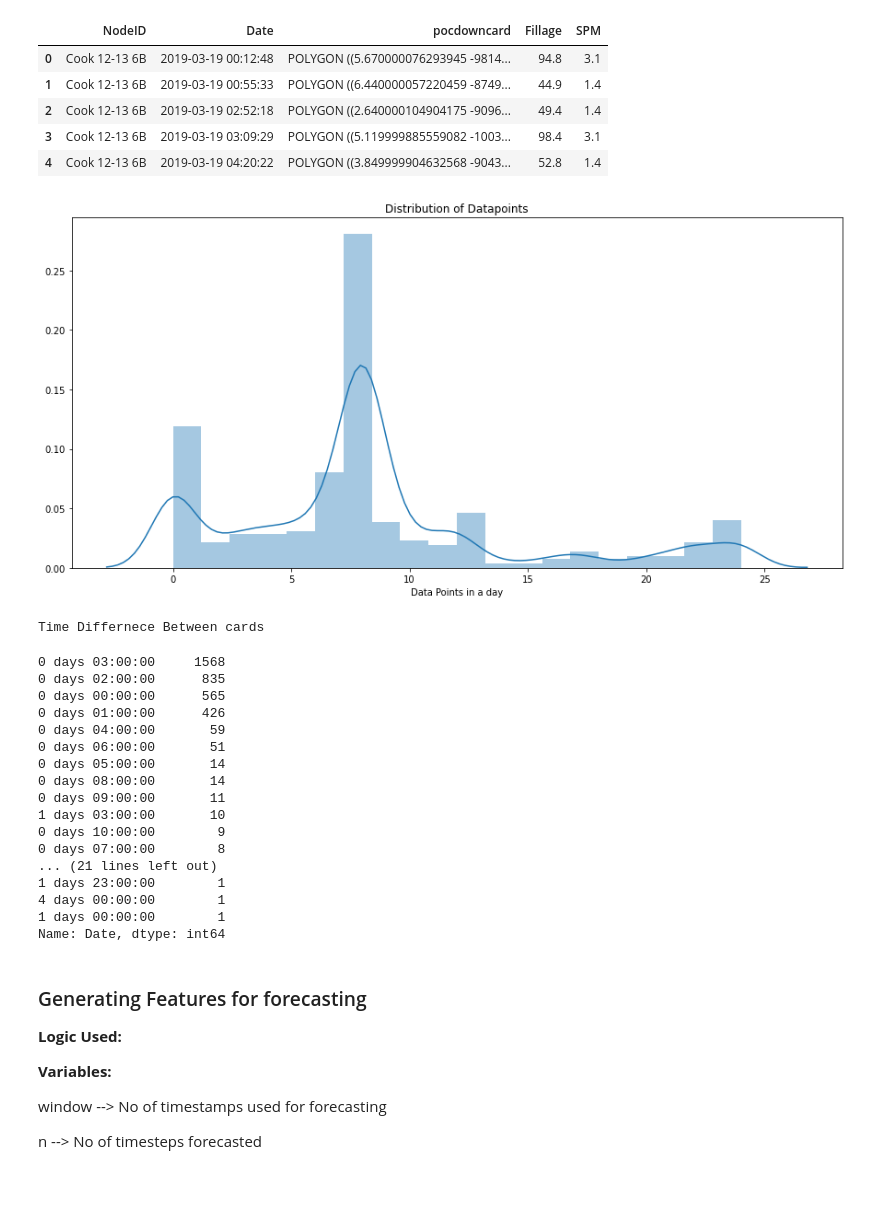
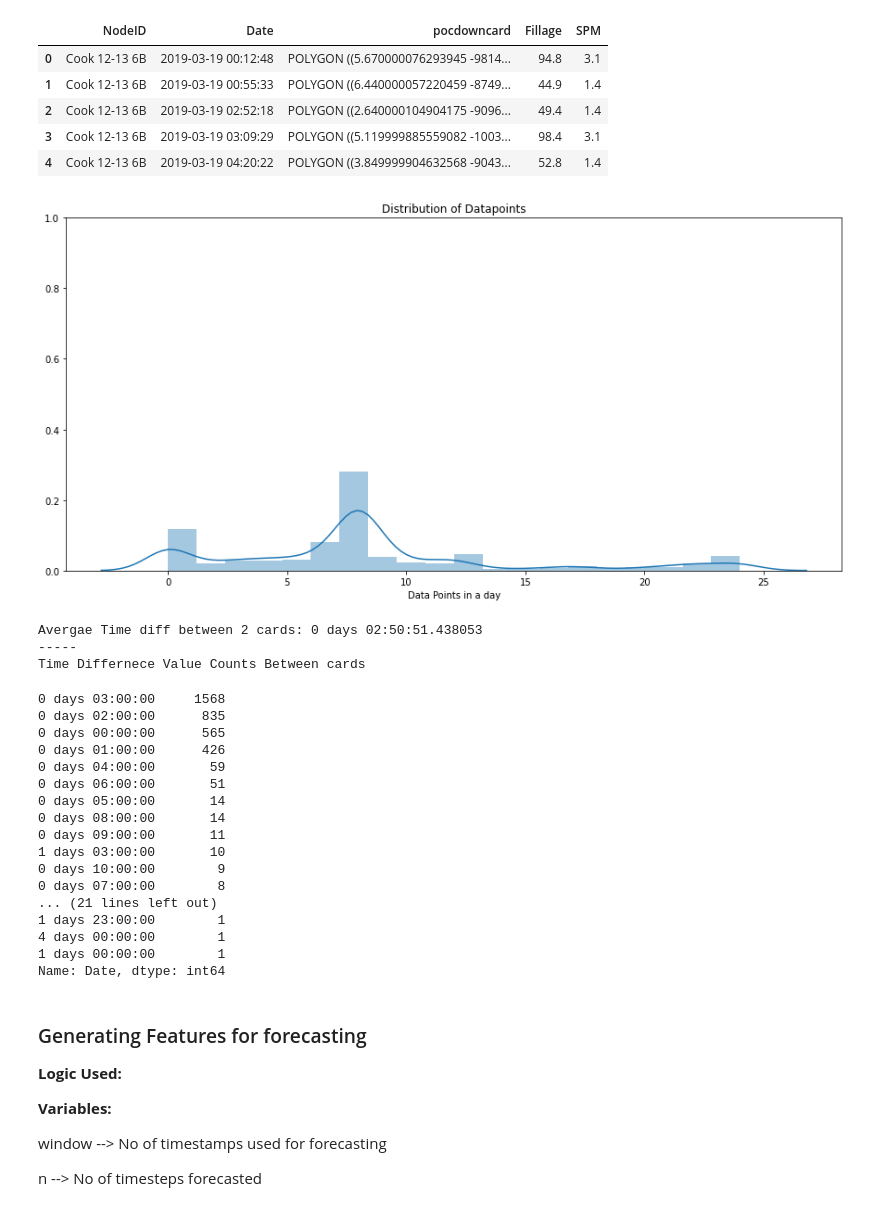
Before and after one commit to Ashitha97/ESP, a Jupyter notebook: dyna_forecasting/Dyna Forecasting Notebook.ipynb, the cells around one changed output. Cells and saved outputs as stored; diff of their text form; code cells hidden in the pictures; blank space fills up the shorter version.

```diff
--- a/dyna_forecasting/Dyna Forecasting Notebook.ipynb
+++ b/dyna_forecasting/Dyna Forecasting Notebook.ipynb
@@ -30,6 +32,8 @@ Following Columns are selected:
 
 After querying `pocdowncard` is in a WKB format. This will be converted to a Shapely Polygon Object using the `shapely.wkb.loads` method
 # %%
+well_name = 'Cook 12-13 6B'
+
 query = """
 SELECT
     "NodeID",
@@ -40,15 +44,15 @@ SELECT
 FROM
     xspoc.card
 WHERE
-    "NodeID" = 'Cook 12-13 6B' AND
-    "Date" BETWEEN '2019-03-19' AND '2020-05-26'
-"""
+    "NodeID" = '{}' AND
+    "Date" BETWEEN '2018-03-19' AND '2020-05-26'
+""".format(well_name)
 
 with PostgresRDS(db='oasis-dev') as engine:
     data = pd.read_sql(query, engine, parse_dates=['Date'])
 
 print("\nData before converting")
-data.dropna(inpalce=True)  # Nans arent present, but if they are will have to be dropped
+data.dropna(inplace=True)  # Nans arent present, but if they are will have to be dropped
 display(data.head())
 
 # COnverting the card data
@@ -76,22 +80,33 @@ Data after converting
 # %%
 """
 Identifying Number of Cards Present in a Day
 """
 grouper = data.set_index('Date').groupby(pd.Grouper(freq='1D'))
 grp = grouper['pocdowncard'].count()
 
+# plt.rcParams['axes.facecolor']='w'
 plt.figure(figsize=(15, 7))
 sns.distplot(grp.values, bins=20)
 plt.xlabel('Data Points in a day')
 plt.title("Distribution of Datapoints")
+ax = plt.gca()
+ax.set_ylim(0,1)
+fig = plt.gcf()
+fig.patch.set_facecolor('w')
 plt.show()
 # %% [output]
-[figure, old version]
+[figure, new version]
 # %%
-print("Time Differnece Between cards")
-data.Date.diff().apply(lambda t: t.round(freq='H')).dropna().value_counts()
+print("Avergae Time diff between 2 cards: {}".format(data.Date.diff().apply(lambda t: t.round(freq='H')).dropna().mean()))
+
+t_dff = data.Date.diff().apply(lambda t: t.round(freq='H')).dropna().value_counts()
+
+print("-----\nTime Differnece Value Counts Between cards")
+display(t_dff)
 # %% [output]
-Time Differnece Between cards
+Avergae Time diff between 2 cards: 0 days 02:50:51.438053
+-----
+Time Differnece Value Counts Between cards
 0 days 03:00:00     1568
 0 days 02:00:00      835
 0 days 00:00:00      565
```
Also changed, not shown: parts of 37 cells of this notebook, 11 other files.
